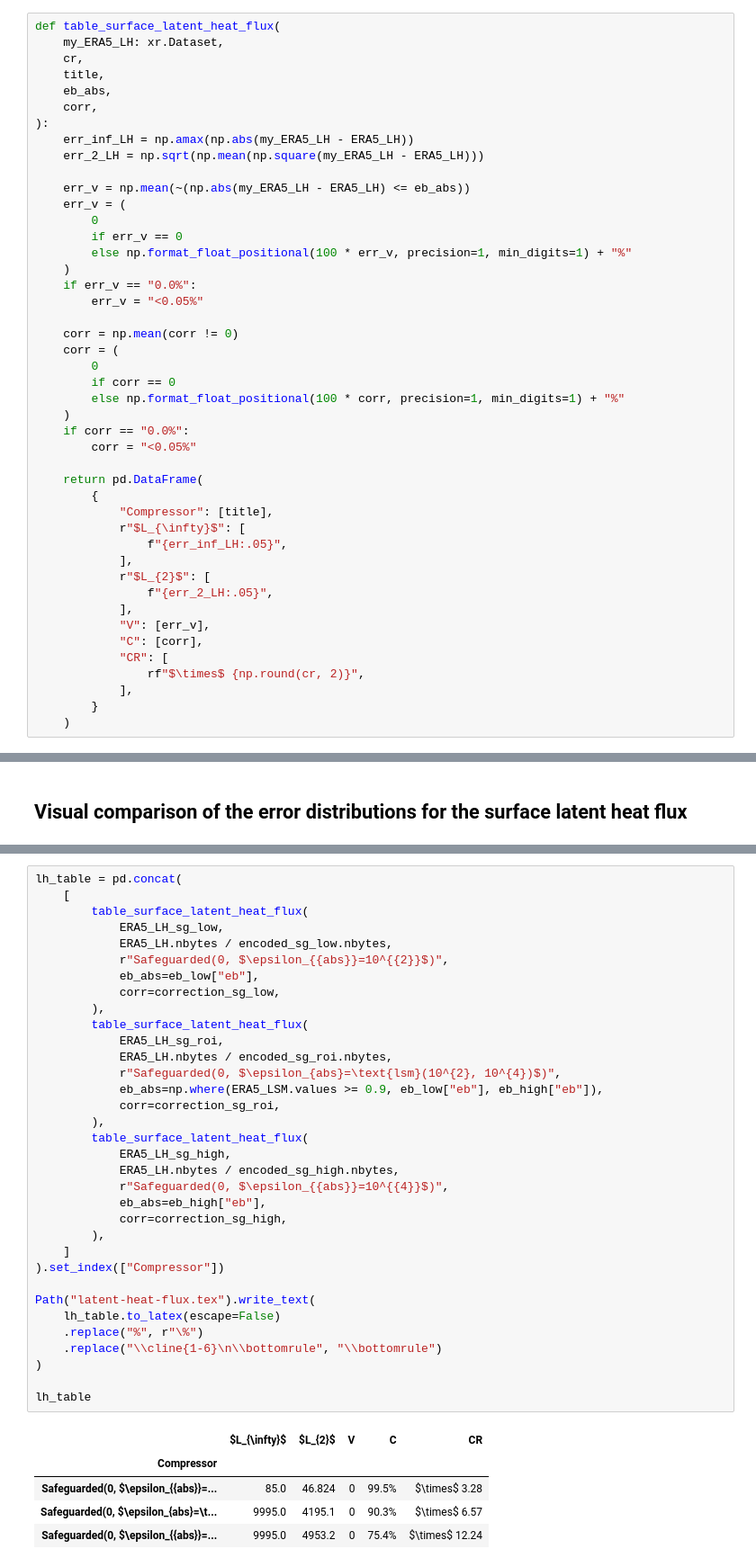
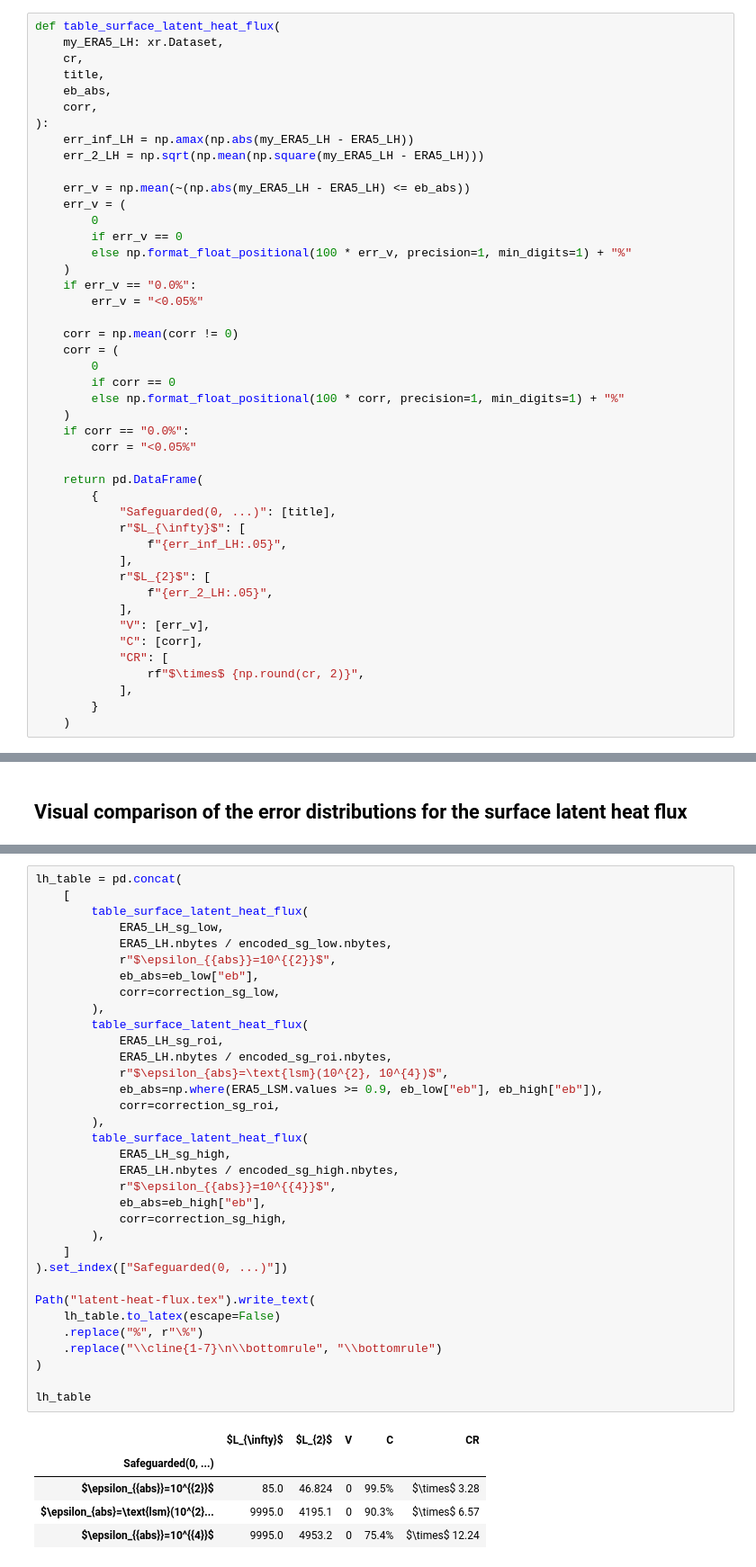
Before and after one commit to juntyr/compression-safeguards, a Jupyter notebook: examples/latent-heat-flux.ipynb, the cells around one changed output, grey strips where cells are left out. Shown at 90% size. Cells and saved outputs as stored; diff of their text form.

```diff
--- a/examples/latent-heat-flux.ipynb
+++ b/examples/latent-heat-flux.ipynb
@@ -204,7 +204,7 @@ def table_surface_latent_heat_flux(
 
     return pd.DataFrame(
         {
-            "Compressor": [title],
+            "Safeguarded(0, ...)": [title],
             r"$L_{\infty}$": [
                 f"{err_inf_LH:.05}",
             ],
@@ -370,39 +370,39 @@ fig.save("latent-heat-flux.pdf")
 lh_table = pd.concat(
     [
         table_surface_latent_heat_flux(
             ERA5_LH_sg_low,
             ERA5_LH.nbytes / encoded_sg_low.nbytes,
-            r"Safeguarded(0, $\epsilon_{{abs}}=10^{{2}}$)",
+            r"$\epsilon_{{abs}}=10^{{2}}$",
             eb_abs=eb_low["eb"],
             corr=correction_sg_low,
         ),
         table_surface_latent_heat_flux(
             ERA5_LH_sg_roi,
             ERA5_LH.nbytes / encoded_sg_roi.nbytes,
-            r"Safeguarded(0, $\epsilon_{abs}=\text{lsm}(10^{2}, 10^{4})$)",
+            r"$\epsilon_{abs}=\text{lsm}(10^{2}, 10^{4})$",
             eb_abs=np.where(ERA5_LSM.values >= 0.9, eb_low["eb"], eb_high["eb"]),
             corr=correction_sg_roi,
         ),
         table_surface_latent_heat_flux(
             ERA5_LH_sg_high,
             ERA5_LH.nbytes / encoded_sg_high.nbytes,
-            r"Safeguarded(0, $\epsilon_{{abs}}=10^{{4}}$)",
+            r"$\epsilon_{{abs}}=10^{{4}}$",
             eb_abs=eb_high["eb"],
             corr=correction_sg_high,
         ),
     ]
-).set_index(["Compressor"])
+).set_index(["Safeguarded(0, ...)"])
 
 Path("latent-heat-flux.tex").write_text(
     lh_table.to_latex(escape=False)
     .replace("%", r"\%")
-    .replace("\\cline{1-6}\n\\bottomrule", "\\bottomrule")
+    .replace("\\cline{1-7}\n\\bottomrule", "\\bottomrule")
 )
 
 lh_table
 # %% [output]
 |  | $L_{\infty}$ | $L_{2}$ | V | C | CR |
-| Compressor |  |  |  |  |  |
-| Safeguarded(0, $\epsilon_{{abs}}=... | 85.0 | 46.824 | 0 | 99.5% | $\times$ 3.28 |
-| Safeguarded(0, $\epsilon_{abs}=\t... | 9995.0 | 4195.1 | 0 | 90.3% | $\times$ 6.57 |
-| Safeguarded(0, $\epsilon_{{abs}}=... | 9995.0 | 4953.2 | 0 | 75.4% | $\times$ 12.24 |
+| Safeguarded(0, ...) |  |  |  |  |  |
+| $\epsilon_{{abs}}=10^{{2}}$ | 85.0 | 46.824 | 0 | 99.5% | $\times$ 3.28 |
+| $\epsilon_{abs}=\text{lsm}(10^{2}... | 9995.0 | 4195.1 | 0 | 90.3% | $\times$ 6.57 |
+| $\epsilon_{{abs}}=10^{{4}}$ | 9995.0 | 4953.2 | 0 | 75.4% | $\times$ 12.24 |
```
Also changed, not shown: 2 other files.
